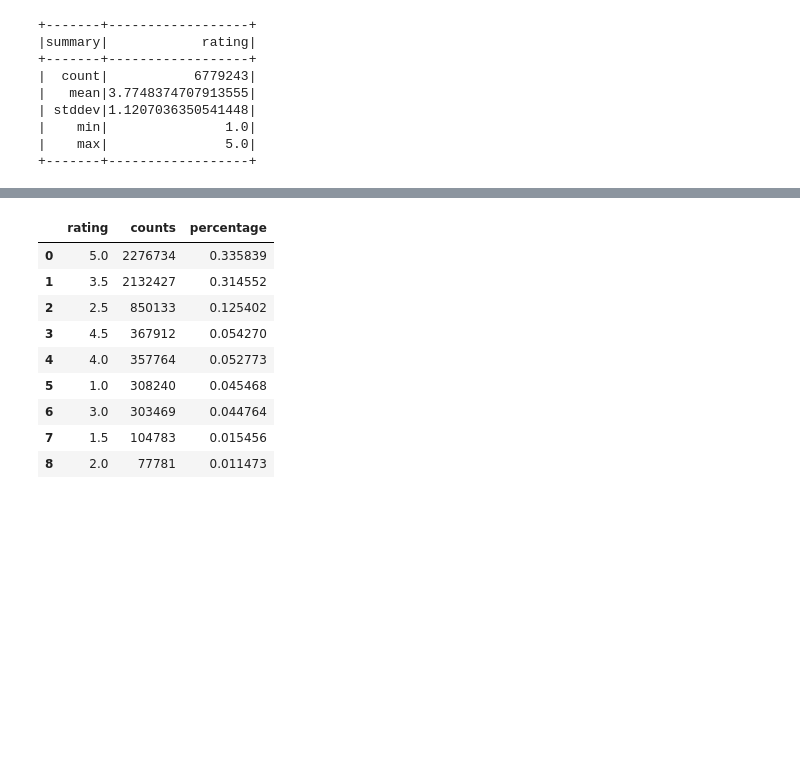
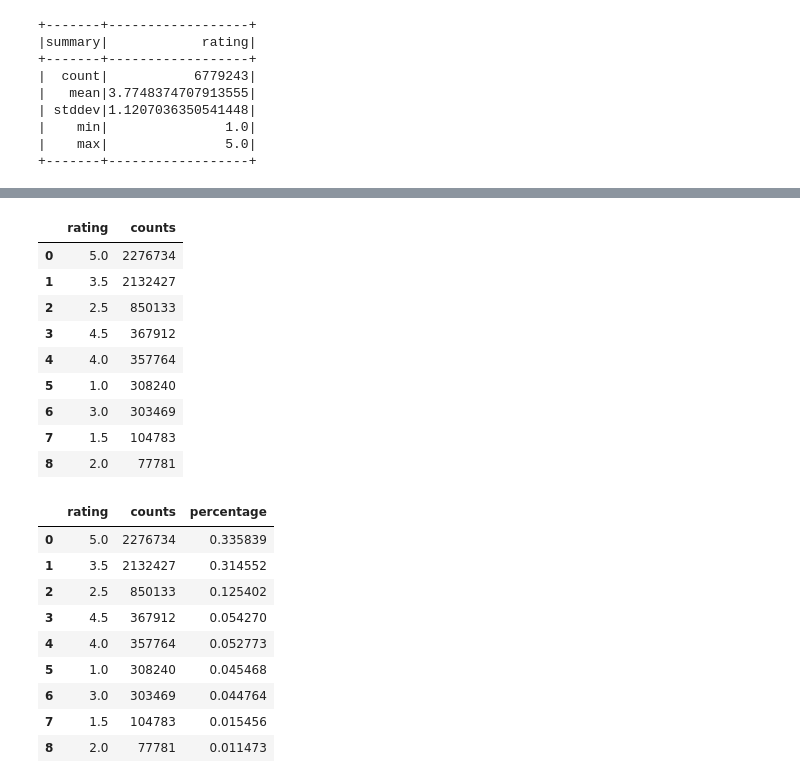
Before and after one commit to LuciaFores/big-data-computing, a Jupyter notebook: Project/Videogame_Recommender_System.ipynb, the cells around one changed output, grey strips where cells are left out. Drawn from its saved outputs; the diff is of its cells as text; code cells hidden in the pictures; blank space fills up the shorter version.

```diff
--- a/Project/Videogame_Recommender_System.ipynb
+++ b/Project/Videogame_Recommender_System.ipynb
@@ -1153,5 +1186,18 @@ pd_reviews_df = reviews_df.select('rating').toPandas()
 # %%
 ratings_df = pd_reviews_df[['rating']].value_counts().reset_index(name='counts')
+# %%
+ratings_df.head(n=10)
+# %% [output]
+|  | rating | counts |
+| 0 | 5.0 | 2276734 |
+| 1 | 3.5 | 2132427 |
+| 2 | 2.5 | 850133 |
+| 3 | 4.5 | 367912 |
+| 4 | 4.0 | 357764 |
+| 5 | 1.0 | 308240 |
+| 6 | 3.0 | 303469 |
+| 7 | 1.5 | 104783 |
+| 8 | 2.0 | 77781 |
 # %%
 tot_rows = reviews_df.count()
 ratings_df['percentage'] = ratings_df['counts']/tot_rows
```
Also changed, not shown: parts of 26 cells of this notebook, 1 other file.
